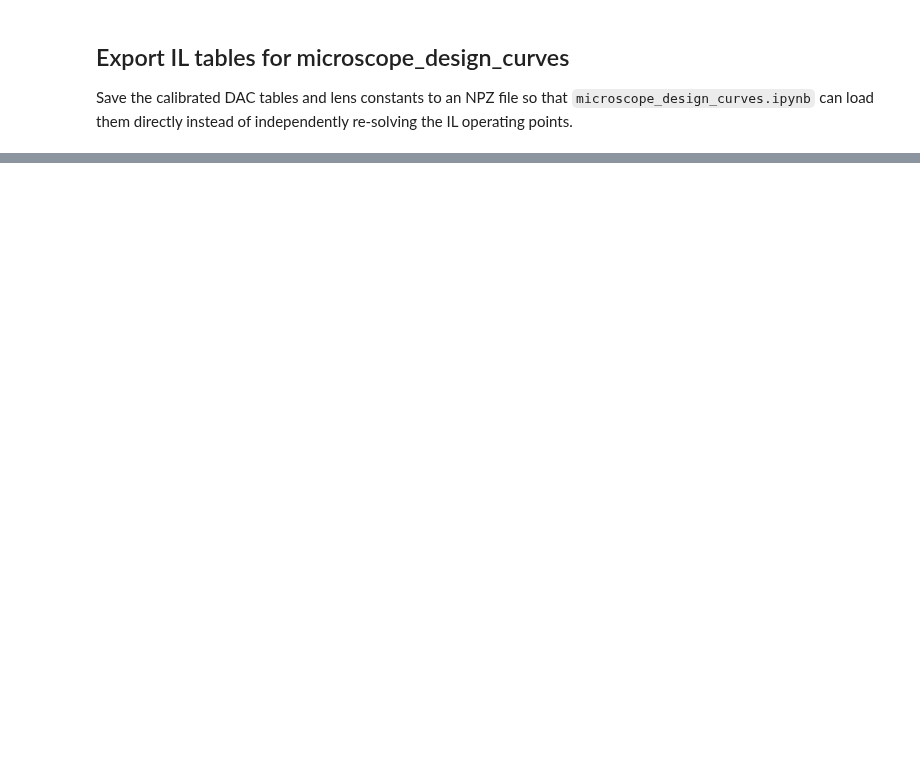
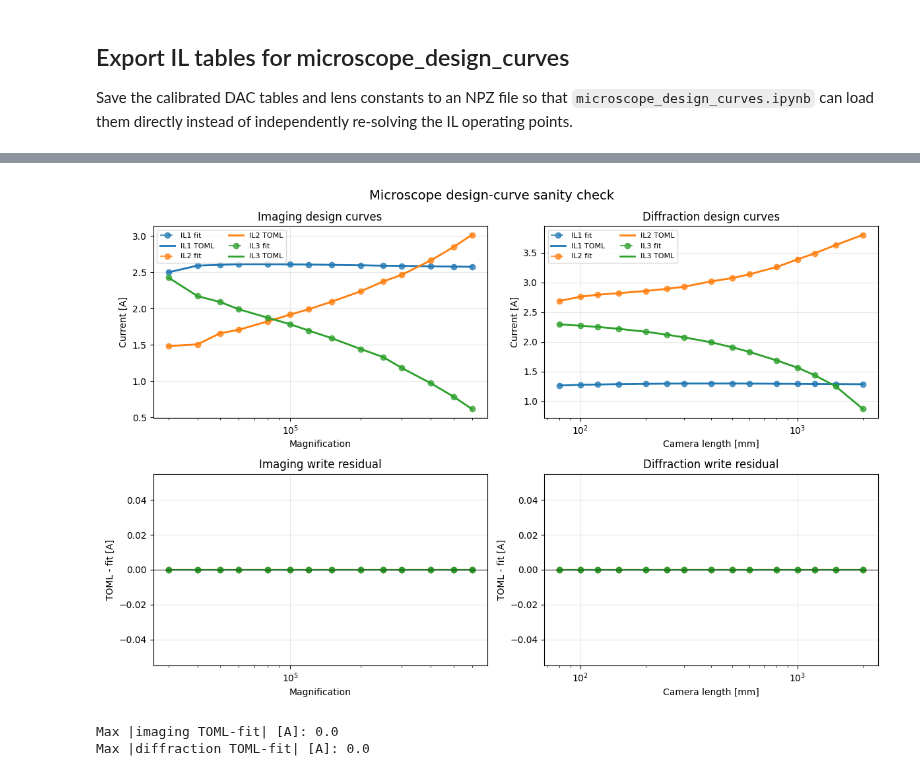
Before and after one commit to TemGym/TemGymCore, a Jupyter notebook: examples/microscope_models/imaging_system_design.ipynb, the cells around one changed output, grey strips where cells are left out. Saved outputs shown, nothing was run; the diff lists cells and outputs as text; code cells hidden in the pictures; blank space fills up the shorter version.

```diff
--- a/examples/microscope_models/imaging_system_design.ipynb
+++ b/examples/microscope_models/imaging_system_design.ipynb
@@ -436,7 +458,11 @@ if final.cost > best.cost:
 # Extract final fitted parameters
 d1i_f, d1c_f, d2_f, d4_f = final.x[:4]
 alpha_f = np.exp(final.x[4:7])
-s_img_f, s_cam_f = np.exp(final.x[7]), np.exp(final.x[8])
+s_img_f = np.exp(final.x[7])
+s_cam_f = _derive_s_cam_from_s_img(d1i_f, d1c_f, s_img_f, D3_MM)
+if s_cam_f is None or (not np.isfinite(s_cam_f)) or s_cam_f <= 0.0:
+    raise ValueError("Derived s_cam is invalid for final fit parameters")
+
 d_img_f = np.array([d1i_f, d2_f, 1.0, d4_f])
 d_cam_f = np.array([d1c_f, d2_f, 1.0, d4_f])
 m_img = si_best * s_img_f * mags_ref
@@ -454,5 +480,5 @@ for nm, fit, cad in [('d1_img', d1i_f, CAD['d1_img']),
 
 print(f"\nLens constants   α = [{alpha_f[0]:.4f}, {alpha_f[1]:.4f}, {alpha_f[2]:.4f}]")
 print(f"Scale factors    s_img = {s_img_f:.4e}  →  M_obj·M_proj = {1/s_img_f:.1f}")
-print(f"                 s_cam = {s_cam_f:.4e}  →  f_obj·M_proj = {1/s_cam_f:.1f}")
+print(f"                 s_cam = {s_cam_f:.4e}  →  f_obj·M_proj = {1/s_cam_f:.1f}  (derived)")
 # %% [output]
@@ -1227,0 +1213,72 @@ Error:
+# %%
+# Plot design curves from the written TOML against fitted export arrays.
+
+lens_labels = ['IL1', 'IL2', 'IL3']
+lens_cols = ['C0', 'C1', 'C2']
+
+# Read back from the in-memory TOML document written in the previous cell.
+mag_headers = list(doc['modes']['imaging']['magnification']['headers'])
+mag_values = np.asarray(doc['modes']['imaging']['magnification']['values'], dtype=float)
+diff_headers = list(doc['modes']['imaging']['diffraction']['headers'])
+diff_values = np.asarray(doc['modes']['imaging']['diffraction']['values'], dtype=float)
+
+mag_idx = {k: i for i, k in enumerate(mag_headers)}
+diff_idx = {k: i for i, k in enumerate(diff_headers)}
+
+mag_ctrl = mag_values[:, mag_idx['mag']]
+mag_toml = np.vstack([mag_values[:, mag_idx[k]] for k in lens_labels])
+
+cl_ctrl_m = diff_values[:, diff_idx['camera_length']]
+cl_ctrl_mm = cl_ctrl_m * 1e3
+cl_toml = np.vstack([diff_values[:, diff_idx[k]] for k in lens_labels])
+
+fig, axs = plt.subplots(2, 2, figsize=(12, 8))
+
+for i, (lbl, col) in enumerate(zip(lens_labels, lens_cols)):
+    axs[0, 0].plot(mags_ref, pi_f_amps[i], 'o--', color=col, alpha=0.75, label=f'{lbl} fit')
+    axs[0, 0].plot(mag_ctrl, mag_toml[i], '-', color=col, lw=2.0, label=f'{lbl} TOML')
+axs[0, 0].set_xscale('log')
+axs[0, 0].set_xlabel('Magnification')
+axs[0, 0].set_ylabel('Current [A]')
+axs[0, 0].set_title('Imaging design curves')
+axs[0, 0].grid(True, alpha=0.3)
+axs[0, 0].legend(fontsize=8, ncol=2)
+
+for i, (lbl, col) in enumerate(zip(lens_labels, lens_cols)):
+    axs[0, 1].plot(cl_ref, pc_f_amps[i], 'o--', color=col, alpha=0.75, label=f'{lbl} fit')
+    axs[0, 1].plot(cl_ctrl_mm, cl_toml[i], '-', color=col, lw=2.0, label=f'{lbl} TOML')
+axs[0, 1].set_xscale('log')
+axs[0, 1].set_xlabel('Camera length [mm]')
+axs[0, 1].set_ylabel('Current [A]')
+axs[0, 1].set_title('Diffraction design curves')
+axs[0, 1].grid(True, alpha=0.3)
+axs[0, 1].legend(fontsize=8, ncol=2)
+
+for i, (lbl, col) in enumerate(zip(lens_labels, lens_cols)):
+    axs[1, 0].plot(mags_ref, mag_toml[i] - pi_f_amps[i], 'o-', color=col, label=lbl)
+axs[1, 0].axhline(0.0, color='k', lw=1.0, alpha=0.6)
+axs[1, 0].set_xscale('log')
+axs[1, 0].set_xlabel('Magnification')
+axs[1, 0].set_ylabel('TOML - fit [A]')
+axs[1, 0].set_title('Imaging write residual')
+axs[1, 0].grid(True, alpha=0.3)
+
+for i, (lbl, col) in enumerate(zip(lens_labels, lens_cols)):
+    axs[1, 1].plot(cl_ref, cl_toml[i] - pc_f_amps[i], 'o-', color=col, label=lbl)
+axs[1, 1].axhline(0.0, color='k', lw=1.0, alpha=0.6)
+axs[1, 1].set_xscale('log')
+axs[1, 1].set_xlabel('Camera length [mm]')
+axs[1, 1].set_ylabel('TOML - fit [A]')
+axs[1, 1].set_title('Diffraction write residual')
+axs[1, 1].grid(True, alpha=0.3)
+
+fig.suptitle('Microscope design-curve sanity check', fontsize=14)
+fig.tight_layout()
+plt.show()
+
+print('Max |imaging TOML-fit| [A]:', float(np.max(np.abs(mag_toml - pi_f_amps))))
+print('Max |diffraction TOML-fit| [A]:', float(np.max(np.abs(cl_toml - pc_f_amps))))
+# %% [output]
+[figure, added]
+Max |imaging TOML-fit| [A]: 0.0
+Max |diffraction TOML-fit| [A]: 0.0
```
Also changed, not shown: parts of 14 cells of this notebook, 5 other files.
